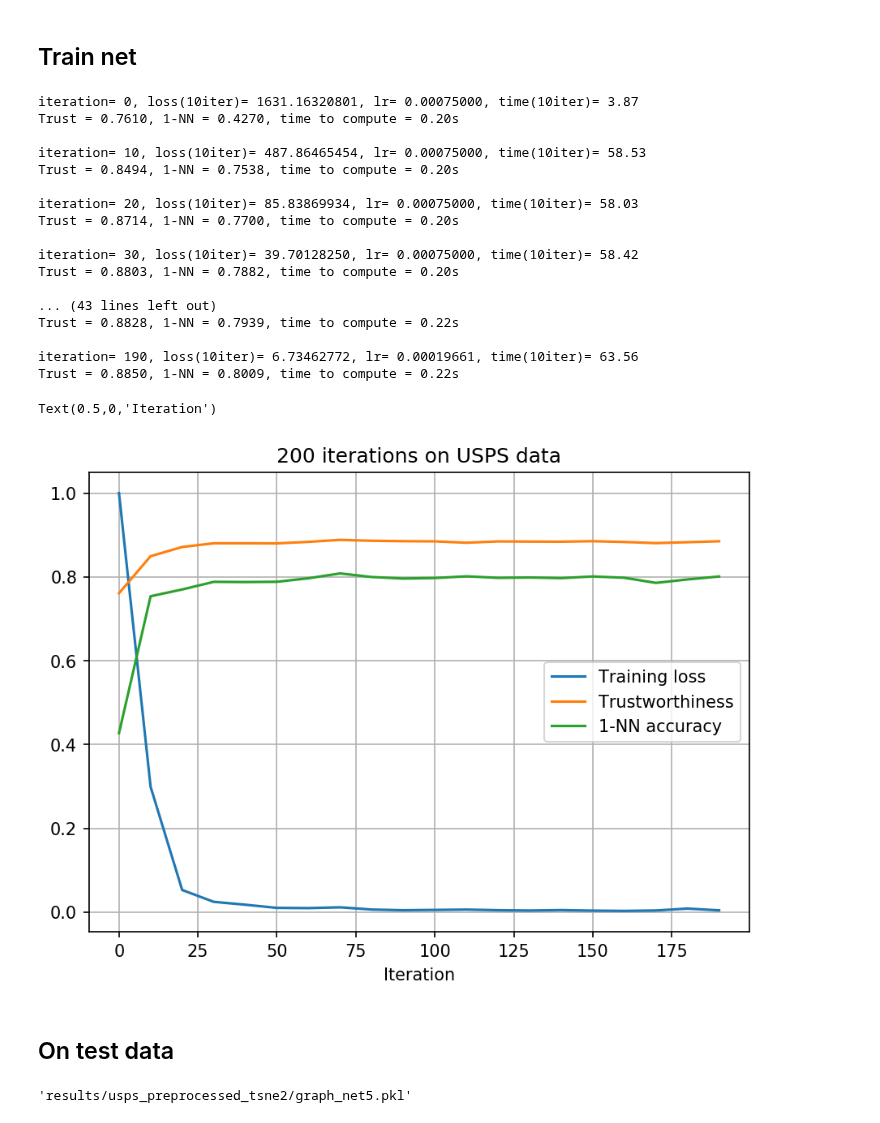
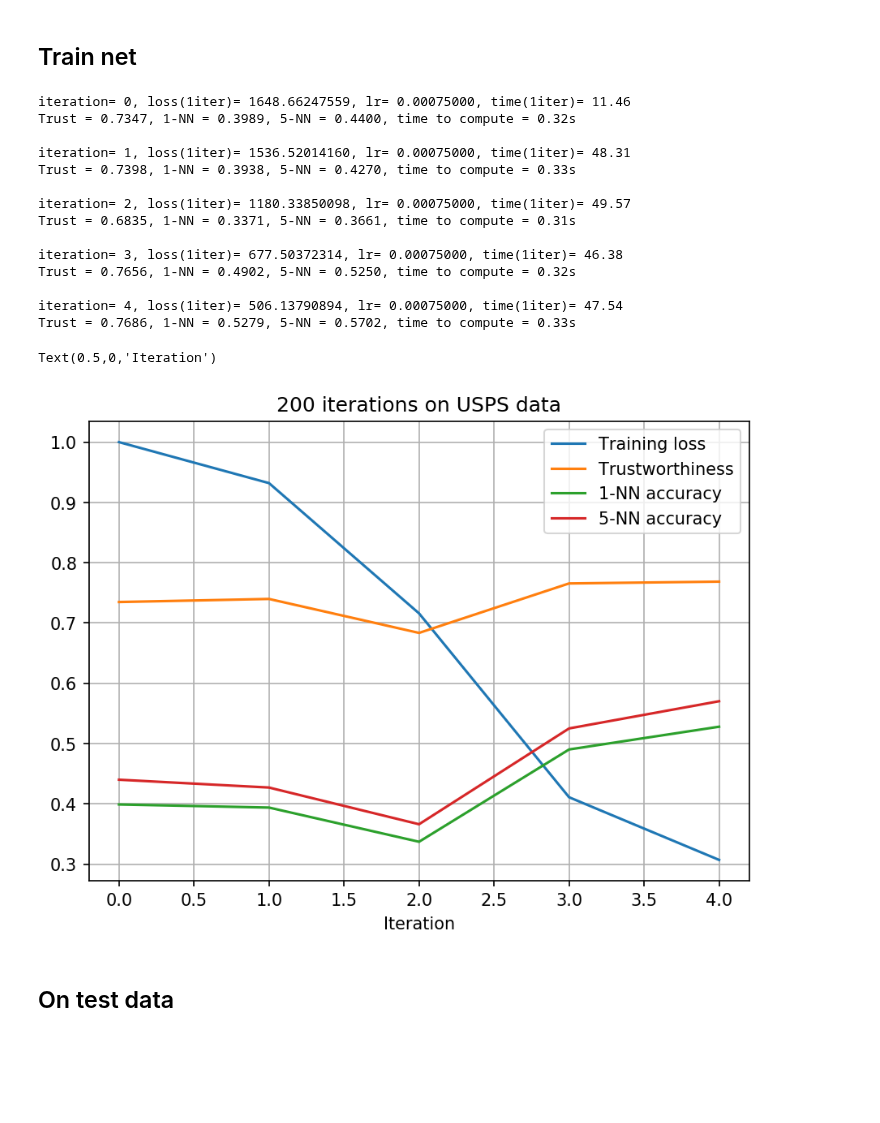
Before and after one commit to leowyy/fyp-graph-clustering, a Jupyter notebook: train_usps_net_preprocessed.ipynb, the cells around one changed output. Drawn from its saved outputs; the diff is of its cells as text; code cells hidden in the pictures; blank space fills up the shorter version.

Commit message:
five nn

```diff
--- a/train_usps_net_preprocessed.ipynb
+++ b/train_usps_net_preprocessed.ipynb
@@ -126,6 +115,7 @@ Dataset sizes = [241, 243, 323, 434, 288, 333, 242, 424, 357, 314, 226, 335, 435
 Total number of samples = 7291
 # %%
-all_train_data = all_train_data[:len(all_train_data)-1]
+if len(all_train_data[-1]) < 200:
+    all_train_data = all_train_data[:-1]
 # %%
 dataset_sizes = [len(G.labels) for G in all_train_data]
 print("Dataset sizes = {}".format(dataset_sizes))
@@ -133,7 +126,6 @@ print("Total number of samples = {}".format(sum(dataset_sizes)))
 # %%
 # Test set
-filename = parent_dir + '/data/set_100_usps_spectral_size_200_500.pkl'
-with open(filename, 'rb') as f:
+with open(parent_dir+task_parameters['test_dir'], 'rb') as f:
     [all_test_data] = pickle.load(f)
 # %% [markdown]
 ## Train net
@@ -207,10 +199,10 @@ for iteration in range(max_iters):
 
         # validate on test set
         #######################
-        trustworthiness, one_nn, time_elapsed = evaluate_net_metrics(all_test_data, net)
-        print("Trust = {:.4f}, 1-NN = {:.4f}, time to compute = {:.2f}s".format(trustworthiness, one_nn, time_elapsed))
+        trustworthiness, one_nn, five_nn, time_elapsed = evaluate_net_metrics(all_test_data, net)
+        print("Trust = {:.4f}, 1-NN = {:.4f}, 5-NN = {:.4f}, time to compute = {:.2f}s".format(trustworthiness, one_nn, five_nn, time_elapsed))
 
-        tab_results.append([iteration, average_loss, trustworthiness, one_nn, time.time()-t_start_total])
+        tab_results.append([iteration, average_loss, trustworthiness, one_nn, five_nn, time.time()-t_start_total])
 
     if opt_parameters['save_flag'] and not (iteration+1)%checkpoint_interval:
         filename = checkpoint_root + task_parameters['net_type'] + str(int((iteration+1)/checkpoint_interval)) + '.pkl'
@@ -219,23 +211,20 @@ for iteration in range(max_iters):
             'optimizer' : optimizer.state_dict(),
         }, filename)
 # %% [output]
-iteration= 0, loss(10iter)= 1631.16320801, lr= 0.00075000, time(10iter)= 3.87
-Trust = 0.7610, 1-NN = 0.4270, time to compute = 0.20s
+iteration= 0, loss(1iter)= 1648.66247559, lr= 0.00075000, time(1iter)= 11.46
+Trust = 0.7347, 1-NN = 0.3989, 5-NN = 0.4400, time to compute = 0.32s
 
-iteration= 10, loss(10iter)= 487.86465454, lr= 0.00075000, time(10iter)= 58.53
-Trust = 0.8494, 1-NN = 0.7538, time to compute = 0.20s
+iteration= 1, loss(1iter)= 1536.52014160, lr= 0.00075000, time(1iter)= 48.31
+Trust = 0.7398, 1-NN = 0.3938, 5-NN = 0.4270, time to compute = 0.33s
 
-iteration= 20, loss(10iter)= 85.83869934, lr= 0.00075000, time(10iter)= 58.03
-Trust = 0.8714, 1-NN = 0.7700, time to compute = 0.20s
+iteration= 2, loss(1iter)= 1180.33850098, lr= 0.00075000, time(1iter)= 49.57
+Trust = 0.6835, 1-NN = 0.3371, 5-NN = 0.3661, time to compute = 0.31s
 
-iteration= 30, loss(10iter)= 39.70128250, lr= 0.00075000, time(10iter)= 58.42
-Trust = 0.8803, 1-NN = 0.7882, time to compute = 0.20s
+iteration= 3, loss(1iter)= 677.50372314, lr= 0.00075000, time(1iter)= 46.38
+Trust = 0.7656, 1-NN = 0.4902, 5-NN = 0.5250, time to compute = 0.32s
 
-... (43 lines left out)
-Trust = 0.8828, 1-NN = 0.7939, time to compute = 0.22s
-
-iteration= 190, loss(10iter)= 6.73462772, lr= 0.00019661, time(10iter)= 63.56
-Trust = 0.8850, 1-NN = 0.8009, time to compute = 0.22s
+iteration= 4, loss(1iter)= 506.13790894, lr= 0.00075000, time(1iter)= 47.54
+Trust = 0.7686, 1-NN = 0.5279, 5-NN = 0.5702, time to compute = 0.33s
 # %%
 # Save metadata
 if opt_parameters['save_flag']:
@@ -260,21 +249,23 @@ if opt_parameters['save_flag']:
 iterations = [res[0] for res in tab_results]
 loss_score = [float(res[1]) for res in tab_results]
 trust_score = [res[2] for res in tab_results]
-nn_score = [res[3] for res in tab_results]
+one_nn_score = [res[3] for res in tab_results]
+five_nn_score = [res[4] for res in tab_results]
 max_loss = max(loss_score)
 loss_score = [res/max_loss for res in loss_score]
 # %%
 f, axarr = plt.subplots(1, 1, sharex='col', sharey='row', figsize=(7,5), dpi=150)
 plt.plot(iterations, loss_score, label='Training loss')
 plt.plot(iterations, trust_score, label='Trustworthiness')
-plt.plot(iterations, nn_score, label='1-NN accuracy')
+plt.plot(iterations, one_nn_score, label='1-NN accuracy')
+plt.plot(iterations, five_nn_score, label='5-NN accuracy')
 plt.grid()
 plt.legend()
 plt.title('200 iterations on USPS data')
 plt.xlabel('Iteration')
 # %% [output]
 Text(0.5,0,'Iteration')
-[figure, old version]
+[figure, new version]
 # %% [markdown]
 ## On test data
 # %%
@@ -292,7 +283,3 @@ Text(0.5,0,'Iteration')
 # cnn_title = "Graph CNN" + "\n time elapsed = {:.2f}s".format(net_time_end - net_time_start)
 # plot_embedding_subplot(axarr[0], G.target, G.labels.numpy(), reduction_title)
 # plot_embedding_subplot(axarr[1], y_pred, G.labels.numpy(), cnn_title)
-# %%
-filename
-# %% [output]
-'results/usps_preprocessed_tsne2/graph_net5.pkl'
```
Also changed, not shown: parts of 11 cells of this notebook, 6 other files.
